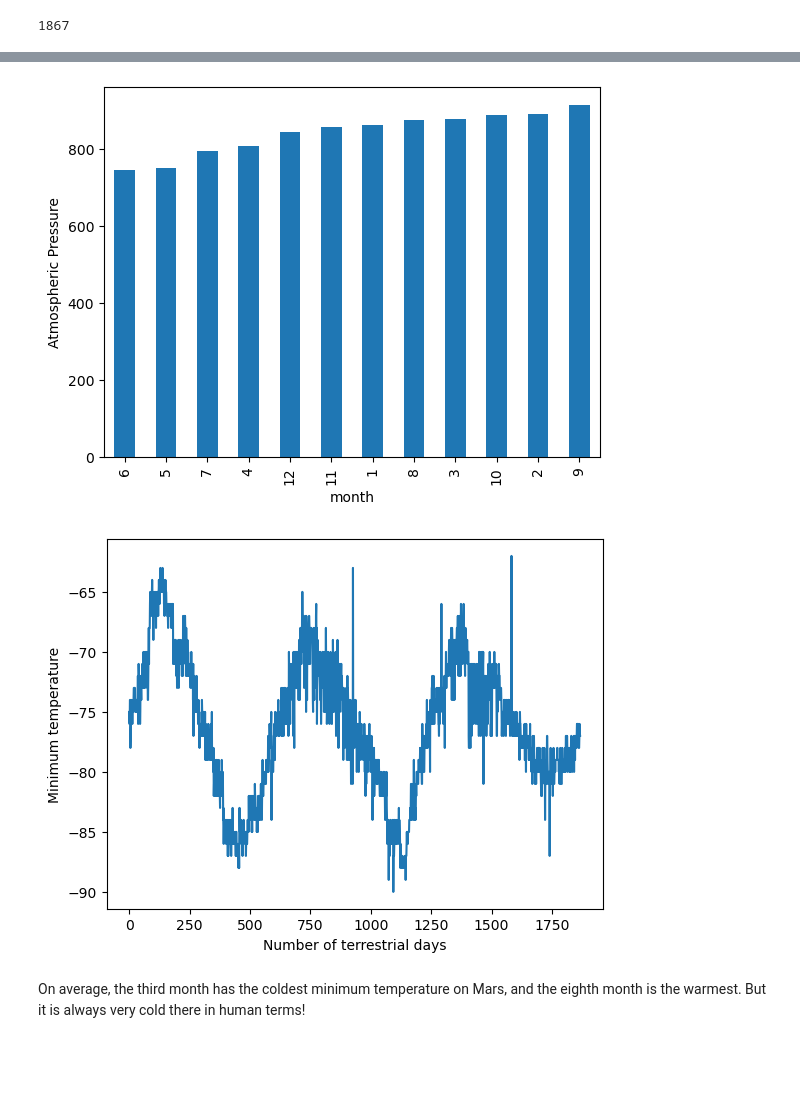
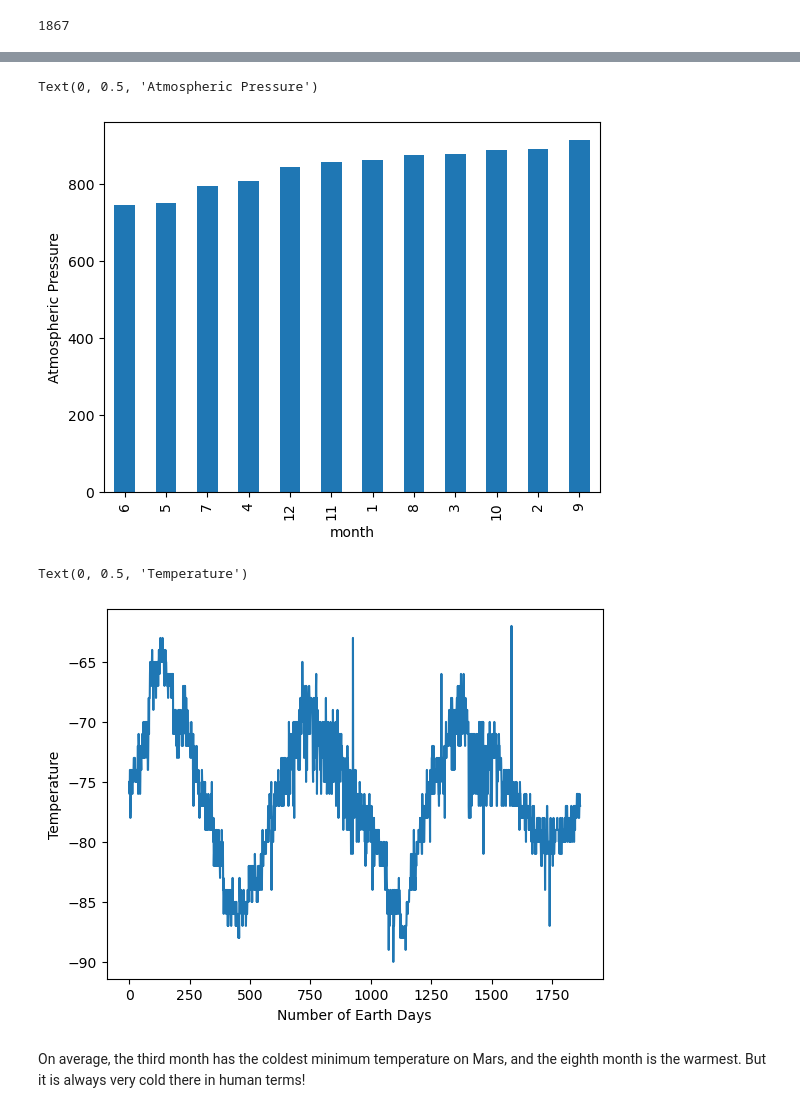
Before and after one commit to CONTEMPL8git/Challenge11, a Jupyter notebook: part_2_mars_weather.ipynb, the cells around one changed output, grey strips where cells are left out. Drawn from its saved outputs; the diff is of its cells as text; code cells hidden in the pictures; blank space fills up the shorter version.

```diff
--- a/part_2_mars_weather.ipynb
+++ b/part_2_mars_weather.ipynb
@@ -78,5 +78,6 @@ print(rowslist)
 [['2', '2012-08-16', '10', '155', '6', '-75.0', '739.0'], ['13', '2012-08-17', '11', '156', '6', '-76.0', '740.0'], ['24', '2012-08-18', '12', '156', '6', '-76.0', '741.0'], ['35', '2012-08-19', '13', ...
 # %%
 # Create a Pandas DataFrame by using the list of rows and a list of the column names
+df = pd.DataFrame(rowslist, columns=["id", "terrestrial_date", "sol", "ls", "month", "min_temp", "pressure"])
 # %%
 # Confirm DataFrame was created successfully
@@ -109,2 +117,11 @@ dtype: object
+# %%
+# Change data types for data analysis
+df.id = df.id.astype(int)
+df.terrestrial_date = pd.to_datetime(df.terrestrial_date)
+df.sol = df.sol.astype("int64")
+df.ls = df.ls.astype("int64")
+df.month = df.month.astype("int64")
+df.min_temp = df.min_temp.astype("float64")
+df.pressure = df.pressure.astype("float64")
 # %%
 # Confirm type changes were successful by examining data types again
@@ -197,12 +228,19 @@ month
 Name: pressure, dtype: float64
 # %%
 # Plot the average pressure by month
+press.sort_values().plot.bar()
+plt.ylabel("Atmospheric Pressure")
 # %% [output]
+Text(0, 0.5, 'Atmospheric Pressure')
 [figure]
 # %%
 # 5. How many terrestrial (earth) days are there in a Martian year?
+df.min_temp.plot()
+plt.xlabel("Number of Earth Days")
+plt.ylabel("Temperature")
 # %% [output]
+Text(0, 0.5, 'Temperature')
-[figure, old version]
+[figure, new version]
 # %% [markdown]
 On average, the third month has the coldest minimum temperature on Mars, and the eighth month is the warmest. But it is always very cold there in human terms!
 # %% [markdown]
```
Also changed, not shown: parts of 11 cells of this notebook, 1 other file.
